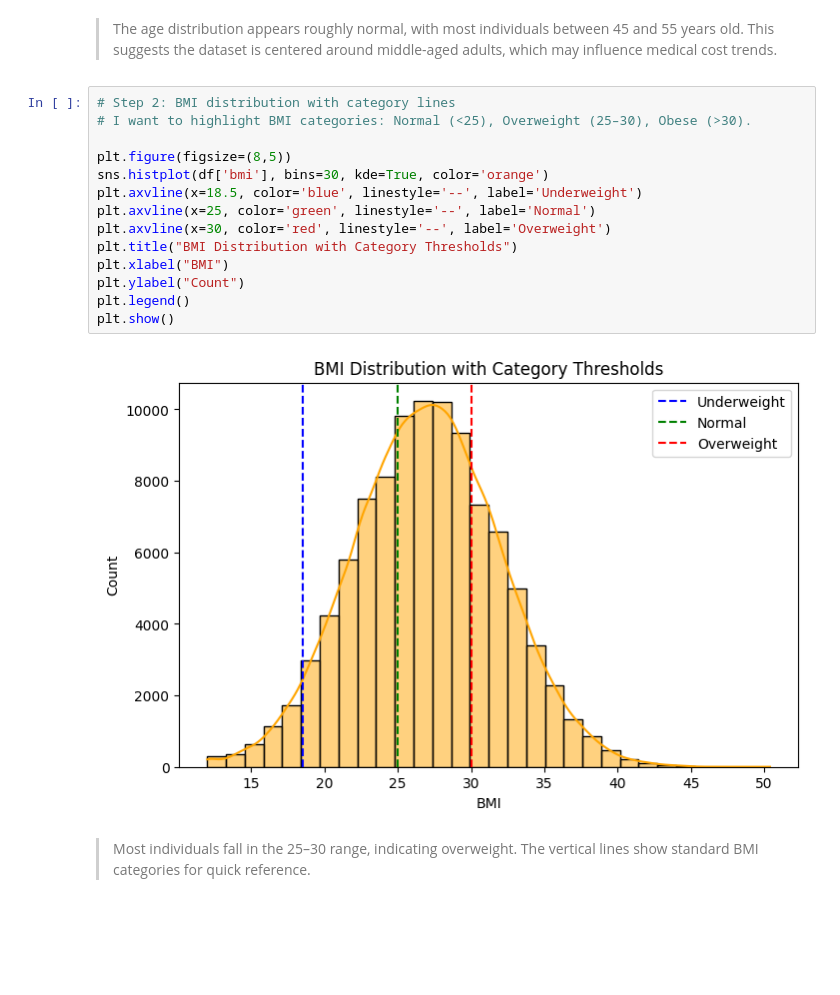
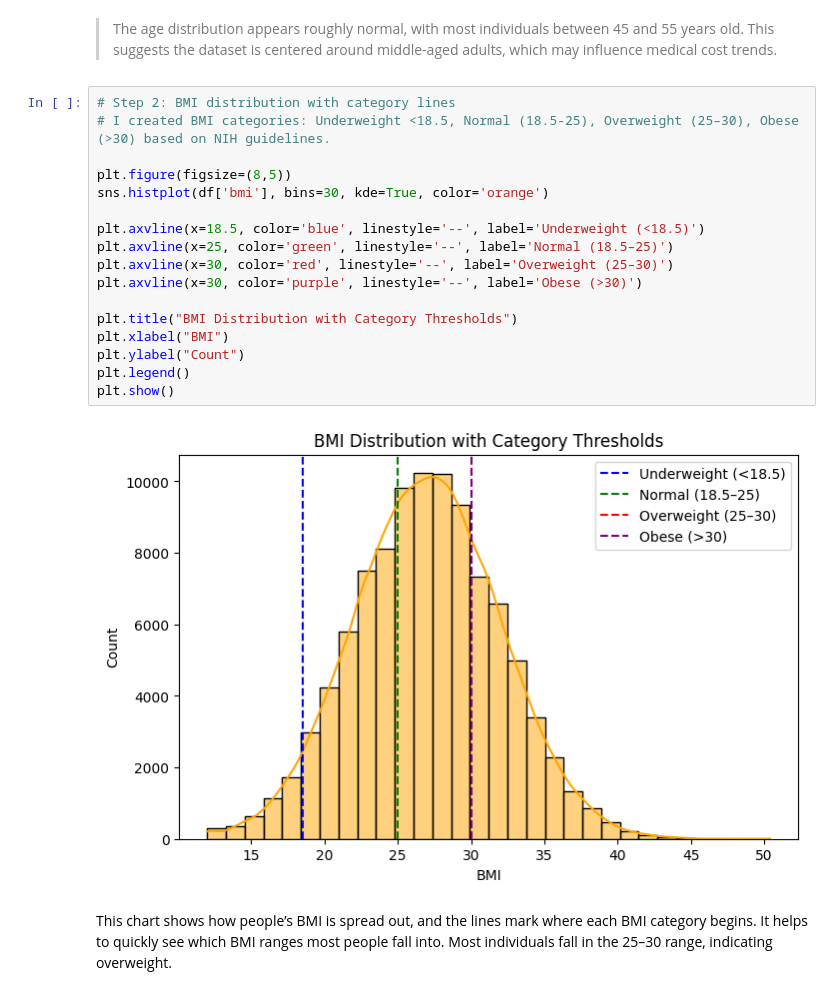
Before and after one commit to ornelagolloshi25/eda-checkpoint, a Jupyter notebook: checkpoint-two.ipynb, the cells around one changed output. Saved outputs shown, nothing was run; the diff lists cells and outputs as text; blank space fills up the shorter version.

```diff
--- a/checkpoint-two.ipynb
+++ b/checkpoint-two.ipynb
@@ -183,21 +183,23 @@ plt.show()
 > This suggests the dataset is centered around middle-aged adults, which may influence medical cost trends.
 # %%
 # Step 2: BMI distribution with category lines
-# I want to highlight BMI categories: Normal (<25), Overweight (25–30), Obese (>30).
+# I created BMI categories: Underweight <18.5, Normal (18.5-25), Overweight (25–30), Obese (>30) based on NIH guidelines.
 
 plt.figure(figsize=(8,5))
 sns.histplot(df['bmi'], bins=30, kde=True, color='orange')
-plt.axvline(x=18.5, color='blue', linestyle='--', label='Underweight')
-plt.axvline(x=25, color='green', linestyle='--', label='Normal')
-plt.axvline(x=30, color='red', linestyle='--', label='Overweight')
+
+plt.axvline(x=18.5, color='blue', linestyle='--', label='Underweight (<18.5)')
+plt.axvline(x=25, color='green', linestyle='--', label='Normal (18.5–25)')
+plt.axvline(x=30, color='red', linestyle='--', label='Overweight (25–30)')
+plt.axvline(x=30, color='purple', linestyle='--', label='Obese (>30)')
+
 plt.title("BMI Distribution with Category Thresholds")
 plt.xlabel("BMI")
 plt.ylabel("Count")
 plt.legend()
 plt.show()
 # %% [output]
-[figure, old version]
+[figure, new version]
-# %% [markdown]
-> Most individuals fall in the 25–30 range, indicating overweight.
-> The vertical lines show standard BMI categories for quick reference.
+# %% [markdown]
+This chart shows how people’s BMI is spread out, and the lines mark where each BMI category begins. It helps to quickly see which BMI ranges most people fall into. Most individuals fall in the 25–30 range, indicating overweight.
 # %%
```
Also changed, not shown: parts of 12 cells of this notebook.
